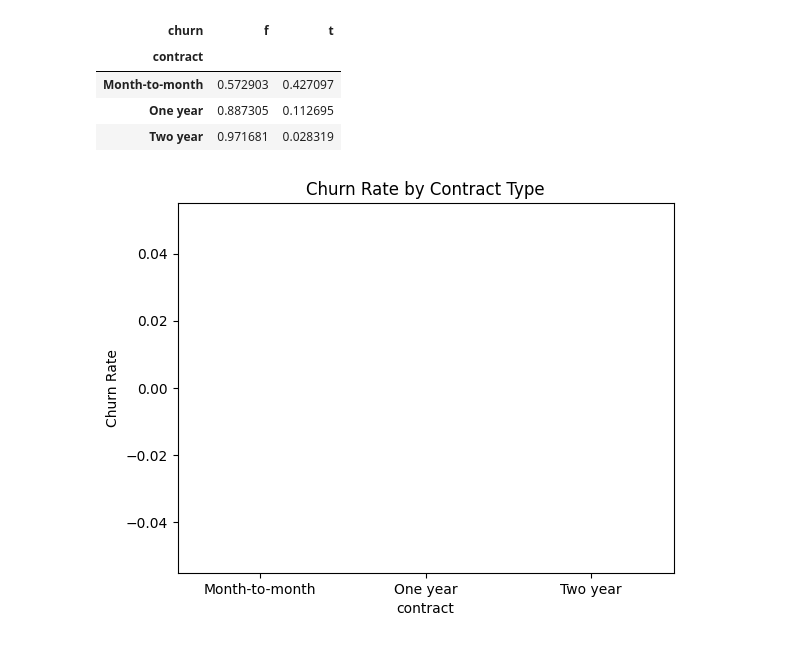
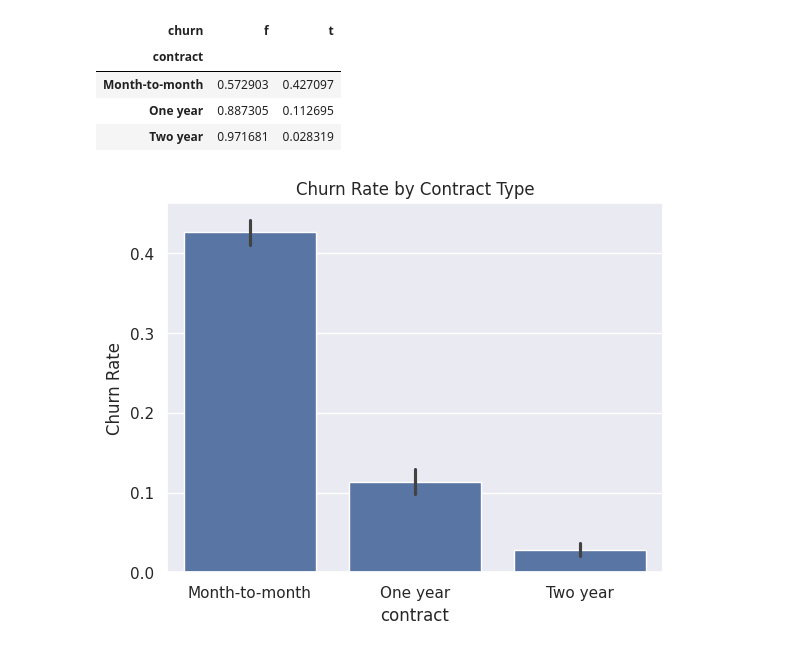
Before and after one commit to G-forcemole/customer-churn-prediction, a Jupyter notebook: telco_churn.ipynb, the cells around one changed output. Saved outputs shown, nothing was run; the diff lists cells and outputs as text; code cells hidden in the pictures.

```diff
--- a/telco_churn.ipynb
+++ b/telco_churn.ipynb
@@ -20,6 +20,8 @@ This project analyzes customer behavior and attributes, then builds a churn pred
 import pandas as pd
 import matplotlib.pyplot as plt
 import seaborn as sns
+# %%
+sns.set_theme()
 # %% [markdown]
 ## Data Loading
 We use a preprocessed CSV for this exploratory analysis.
@@ -124,11 +143,11 @@ pd.crosstab(df["contract"], df["churn"], normalize="index")
 # %%
 sns.barplot(
     data=df,
     x="contract",
-    y=df["churn"].map({"Yes": 1, "No": 0})
+    y=df["churn"].map({"t": 1, "f": 0})
 )
 plt.title("Churn Rate by Contract Type")
 plt.ylabel("Churn Rate")
 plt.show()
 # %% [output]
-[figure, old version]
+[figure, new version]
```
Also changed, not shown: parts of 5 cells of this notebook.
